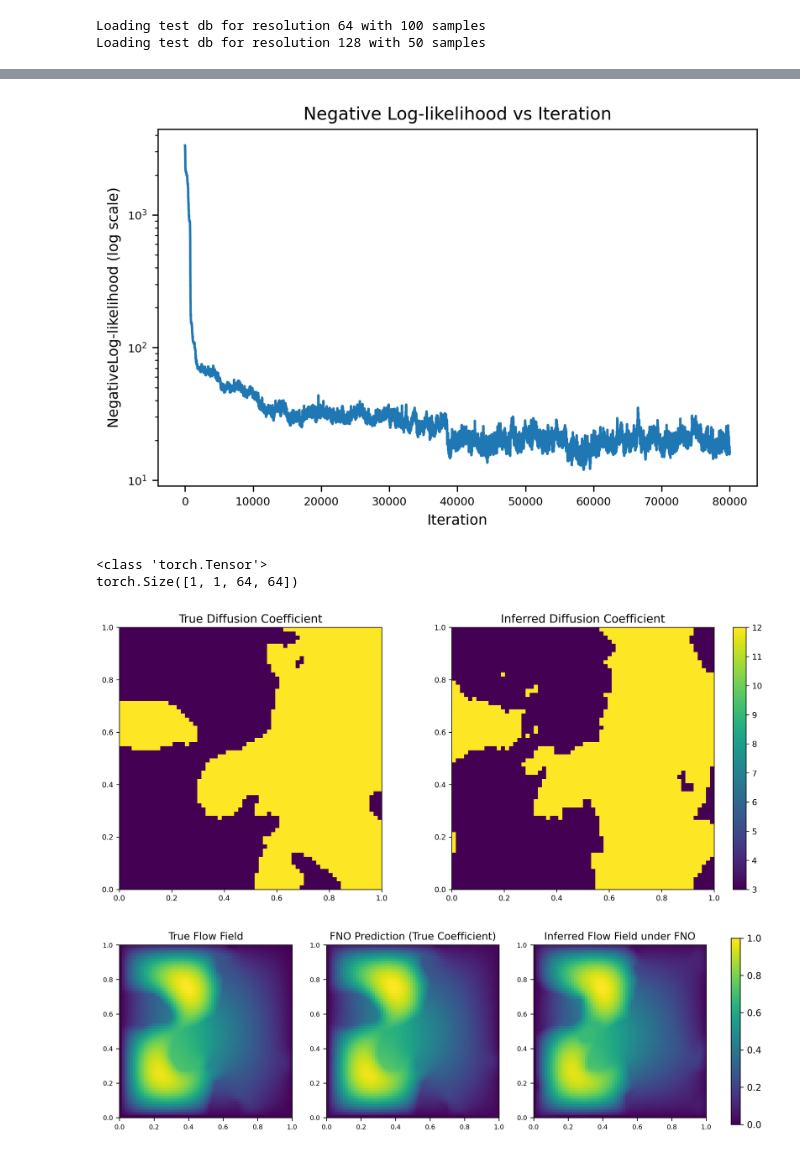
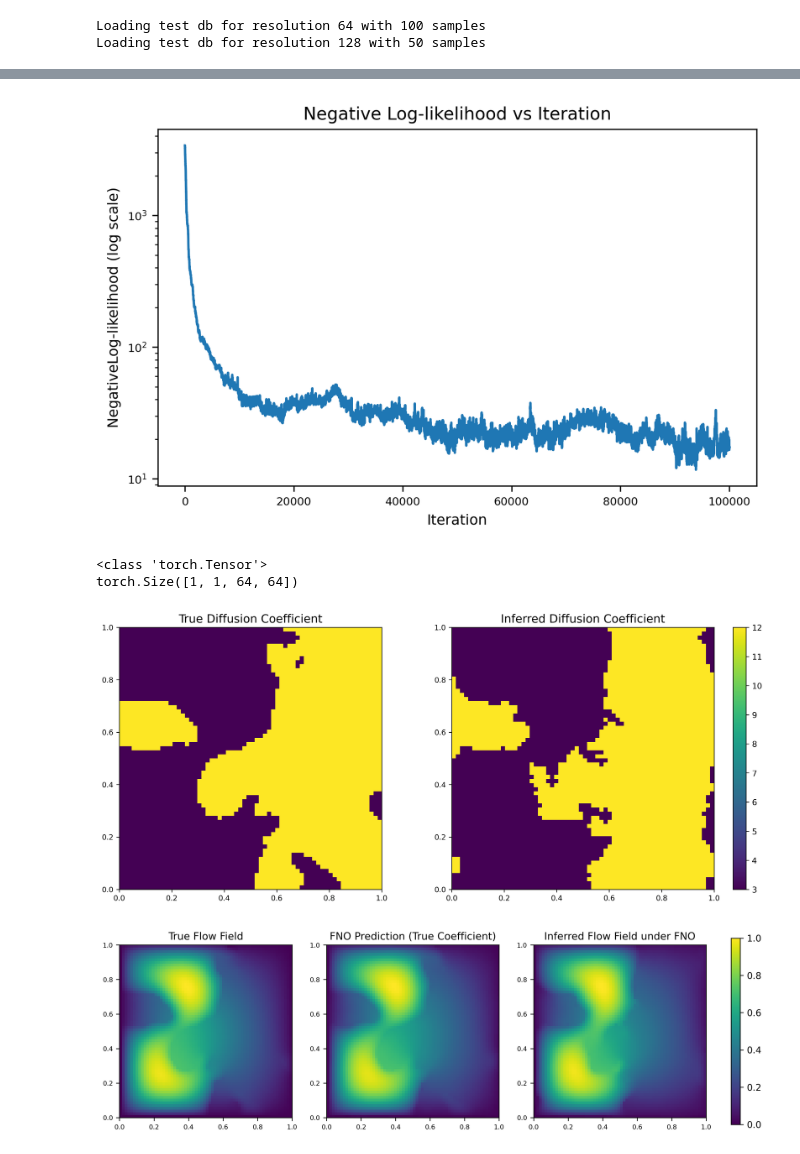
Before and after one commit to gzein/fno-bayesian-inverse-problems, a Jupyter notebook: FNO_clean.ipynb, the cells around one changed output, grey strips where cells are left out. Saved outputs shown, nothing was run; the diff lists cells and outputs as text; code cells hidden in the pictures.

```diff
--- a/FNO_clean.ipynb
+++ b/FNO_clean.ipynb
@@ -34,7 +34,7 @@ data_batch_size = 32
 data_test_batch_sizes = [32, 32]
 
 # === Model ===
-FNO_n_modes=(25, 25)  # these are the params which are saved. later change to (25,25). anyhow will have to vary for ablation study
+FNO_n_modes=(12, 12)  # these are the params which are saved. later change to (25,25). anyhow will have to vary for ablation study
 FNO_in_channels=1
 FNO_out_channels=1
 FNO_hidden_channels=32  # Width of model. Documentation recommends 64, but 32 is sufficient for our purposes and much faster to train.
@@ -45,7 +45,7 @@ FNO_rank=0.42
 FNO_nonlinearity= F.gelu
 
 # === Training ===
-TRAIN_epochs = 150
+TRAIN_epochs = 200
 # %%
 def T_push(x, tau=-1, boundary=0):
     """A smooth approximation to the step function, which can be used to get a binary field from the GP sample while maintaining differentiability.
@@ -446,13 +454,13 @@ import torch
 
 # === MCMC HYPERPARAMETERS ===
 MCMC_delta      = 0.00025
-MCMC_n_iterations = 80_000
+MCMC_n_iterations = 100_000
 MCMC_tau        = -1
 
 # --- Hyperparameters ---
 target_acceptance = 0.234
 adapt_interval    = 500
-adapt_cutoff      = 20_000        # stop adapting after this many iterations
+adapt_cutoff      = 40_000        # stop adapting after this many iterations
 delta_min, delta_max = 1e-6, 0.49
 
 nll_window        = deque(maxlen=200)
@@ -465,7 +473,7 @@ accepted        = []
 
 # Observed field
 # true_observations = dataset.test_dbs[data_train_resolution].y[0, 0].unsqueeze(0).unsqueeze(0).to(device) # regular task, ie FNO trained on 64x64 data, tested on 64x64 data
-true_observations = dataset.test_dbs[128].y[0, 0].unsqueeze(0).unsqueeze(0).to(device)  # super resolution task
+true_observations = dataset.test_dbs[64].y[0, 0].unsqueeze(0).unsqueeze(0).to(device)  # super resolution task
 
 
 u_0            = sample_GP_operator(N=64)  # Initial proposal
@@ -546,13 +554,13 @@ plt.tight_layout()
 # plt.savefig('figures_for_report/loss_curve.png', bbox_inches='tight', dpi=300)
 plt.show()
 # %% [output]
-[figure, old version]
+[figure, new version]
 # %%
 with torch.no_grad():
     forwards = model(true_field[0,0].unsqueeze(0).unsqueeze(0).to(device))
 
 # Compute predicted solution
-average_predicted_field = T_push(torch.from_numpy(np.mean(theta_evolution[-10000::1000], axis=0)), tau=-1, boundary=7.5).unsqueeze(0).unsqueeze(0)
+average_predicted_field = T_push(torch.from_numpy(np.mean(theta_evolution[-1000::100], axis=0)), tau=-1, boundary=7.5).unsqueeze(0).unsqueeze(0)
 print(type(theta_0_tensor))
 print(average_predicted_field.shape)
 with torch.no_grad():
@@ -588,34 +596,34 @@ plt.show()
 # Second figure (bottom row)
 # ----------------------
 fig2, axs2 = plt.subplots(1, 3, figsize=(12, 4), dpi=300)
 
 fields2 = [
     true_observations.cpu().numpy()[0, 0],
     fno_prediction,
     predicted_solution,
 ]
 
 titles2 = [
     "True Flow Field",
     "FNO Prediction (True Coefficient)",
     "Inferred Flow Field under FNO",
 ]
 
 from matplotlib.colors import Normalize
 
 for ax, field, title in zip(axs2, fields2, titles2):
     field_norm = (field - field.min()) / (field.max() - field.min())
     im = ax.imshow(field_norm, extent=[0, 1, 0, 1], origin='lower', vmin=0, vmax=1)
     ax.set_title(title, fontsize=11, loc='center', pad=6)
     ax.tick_params(labelsize=7)
 
 fig2.colorbar(im, ax=axs2, fraction=0.015, pad=0.04)
 # plt.savefig('figures_for_report/single_true_vs_inferred_flows.png', bbox_inches='tight', dpi=300)
 plt.show()
 # %% [output]
 <class 'torch.Tensor'>
 torch.Size([1, 1, 64, 64])
-[figure, old version]
+[figure, new version]
 [figure]
 # %%
 from mpl_toolkits.axes_grid1 import make_axes_locatable
```
Also changed, not shown: parts of 22 cells of this notebook, 8 other files.
